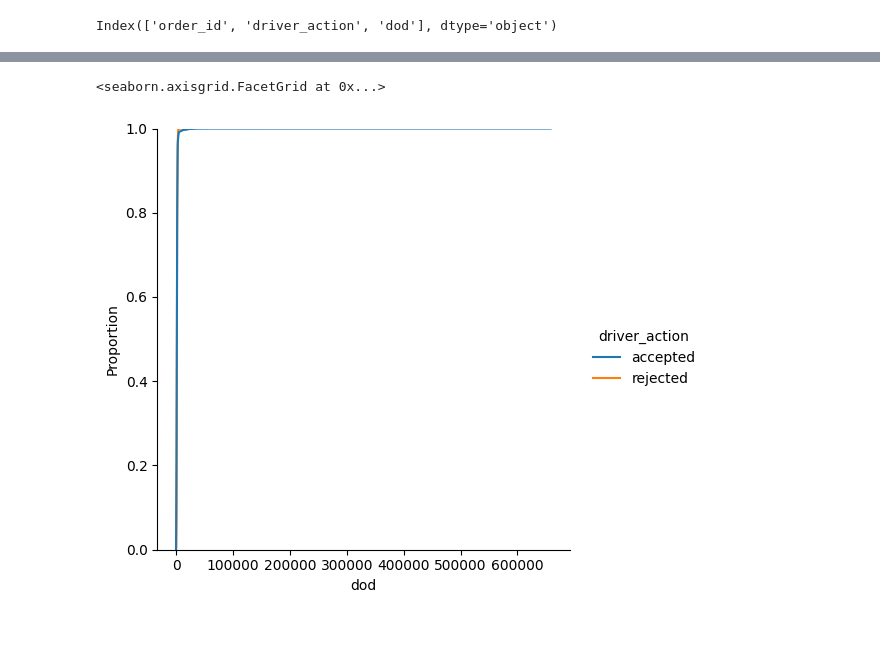
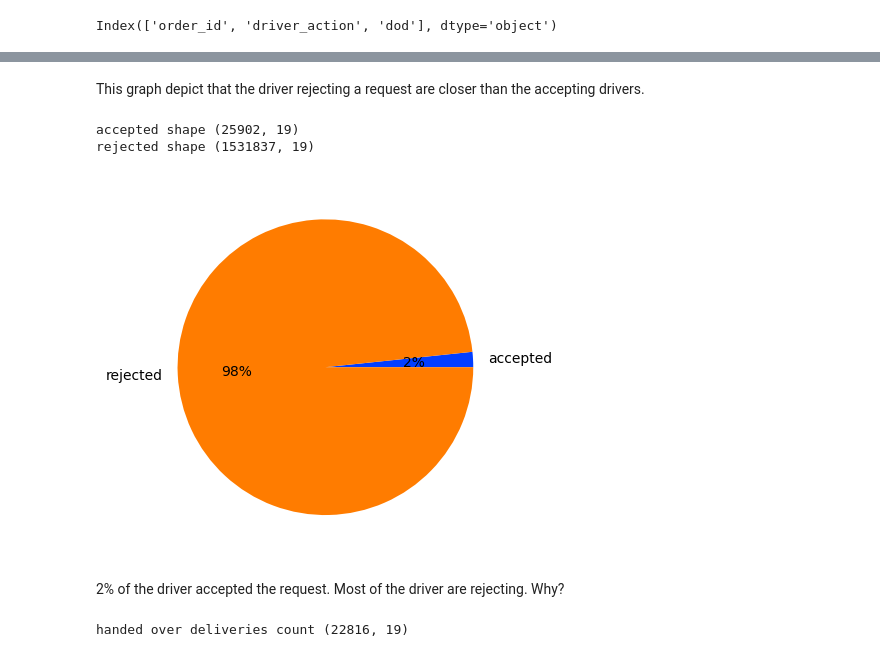
Before and after one commit to degagawolde/delivery-drivers-location-optimisation-with-causal-inference, a Jupyter notebook: notebooks/data_visualization.ipynb, the cells around one changed output, grey strips where cells are left out. Drawn from its saved outputs; the diff is of its cells as text; code cells hidden in the pictures; blank space fills up the shorter version.

```diff
--- a/notebooks/data_visualization.ipynb
+++ b/notebooks/data_visualization.ipynb
@@ -43,5 +55,29 @@ sns.relplot(
-# %%
-sns.displot(df_new, x="dod", hue="driver_action", kind="ecdf")
-# %% [output]
-<seaborn.axisgrid.FacetGrid at 0x...>
-[figure, removed]
+# %% [markdown]
+This graph depict that the driver rejecting a request are closer than the accepting drivers.
+# %%
+accepted_df = df[df['driver_action']=='accepted']
+rejected_df = df[df['driver_action']=='rejected']
+
+print('accepted shape {}'.format(accepted_df.shape))
+print('rejected shape {}'.format(rejected_df.shape))
+# %% [output]
+accepted shape (25902, 19)
+rejected shape (1531837, 19)
+# %%
+# define Seaborn color palette to use
+palette_color = sns.color_palette('bright')
+
+# plotting data on chart
+plt.pie([25902,1531837], labels=['accepted','rejected'], colors=palette_color, autopct='%.0f%%')
+
+# displaying chart
+plt.show()
+# %% [output]
+[figure, added]
+# %% [markdown]
+2% of the driver accepted the request. Most of the driver are rejecting. Why?
+# %%
+handed_over = accepted_df[accepted_df['trip_speed'] < 10]
+print('Handed over deliveries count {}'.format(handed_over.shape))
+# %% [output]
+handed over deliveries count (22816, 19)
```
Also changed, not shown: parts of 5 cells of this notebook, 2 other files.
